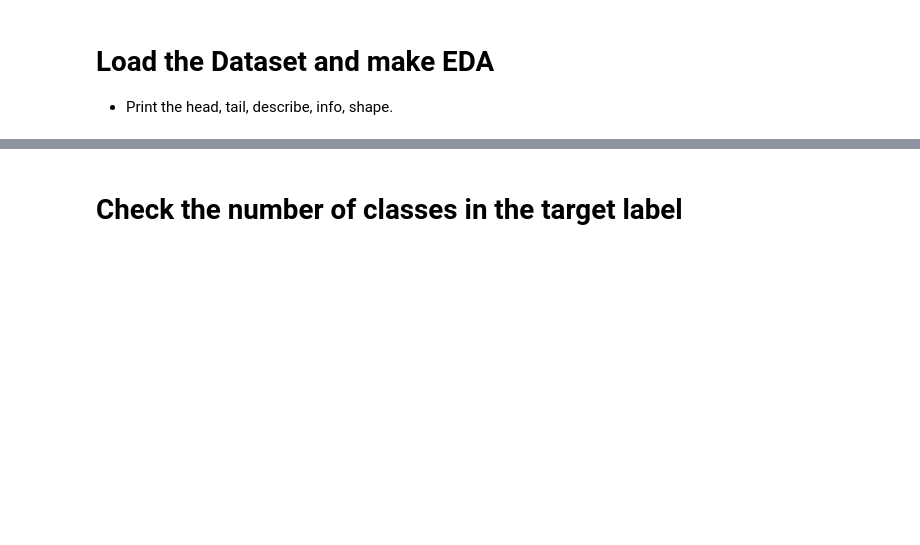
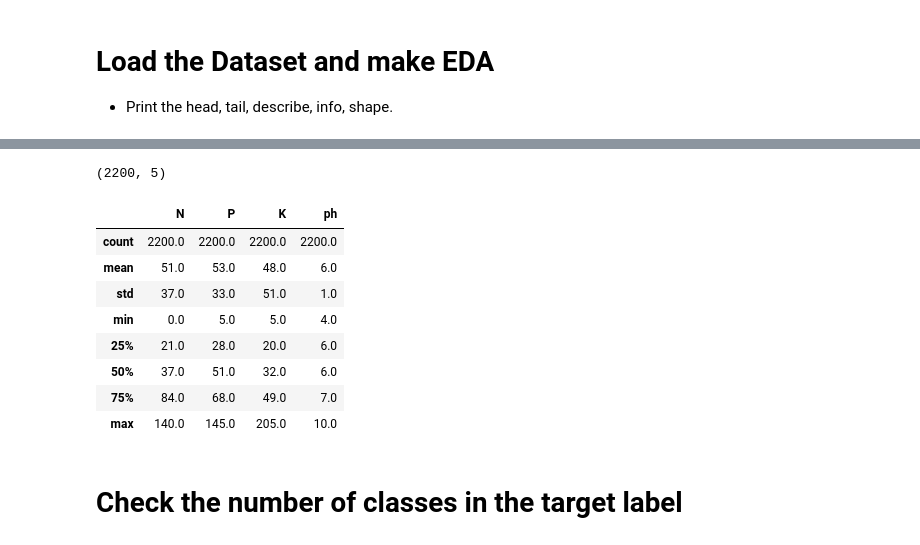
Before and after one commit to Tuwaiq-Data-Science-Bootcamp-V5/KNN-Lab1, a Jupyter notebook: Assignment.ipynb, the cells around one changed output, grey strips where cells are left out. Cells and saved outputs as stored; diff of their text form; code cells hidden in the pictures; blank space fills up the shorter version.

```diff
--- a/Assignment.ipynb
+++ b/Assignment.ipynb
@@ -25,2 +80,18 @@ In this project, you will apply machine learning to build a multi-class classifi
+# %%
+df.shape
+# %% [output]
+(2200, 5)
+# %%
+df.describe().round()
+# %% [output]
+|  | N | P | K | ph |
+| count | 2200.0 | 2200.0 | 2200.0 | 2200.0 |
+| mean | 51.0 | 53.0 | 48.0 | 6.0 |
+| std | 37.0 | 33.0 | 51.0 | 1.0 |
+| min | 0.0 | 5.0 | 5.0 | 4.0 |
+| 25% | 21.0 | 28.0 | 20.0 | 6.0 |
+| 50% | 37.0 | 51.0 | 32.0 | 6.0 |
+| 75% | 84.0 | 68.0 | 49.0 | 7.0 |
+| max | 140.0 | 145.0 | 205.0 | 10.0 |
 # %% [markdown]
 # Check the number of classes in the target label
```
Also changed, not shown: parts of 35 cells of this notebook.
